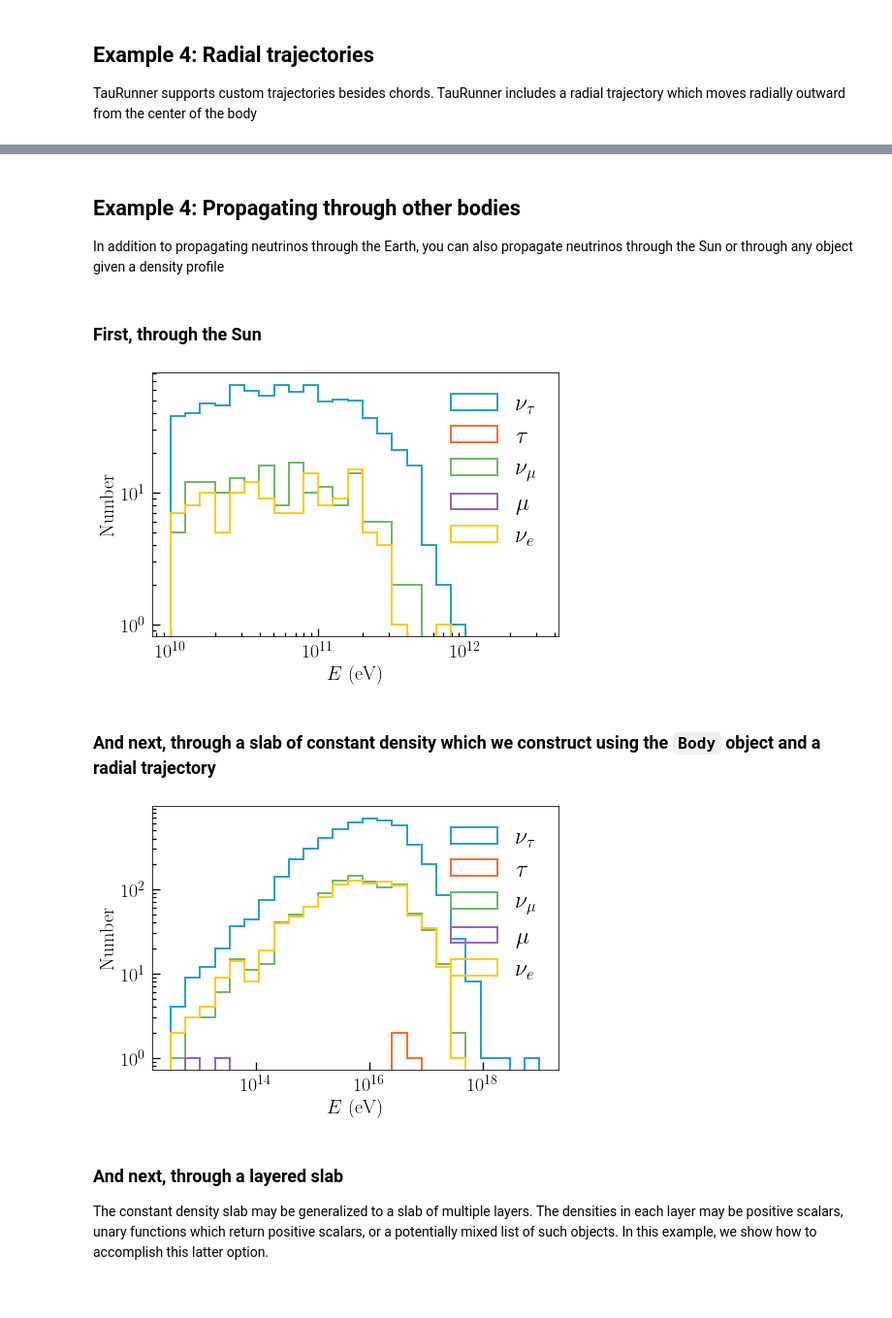
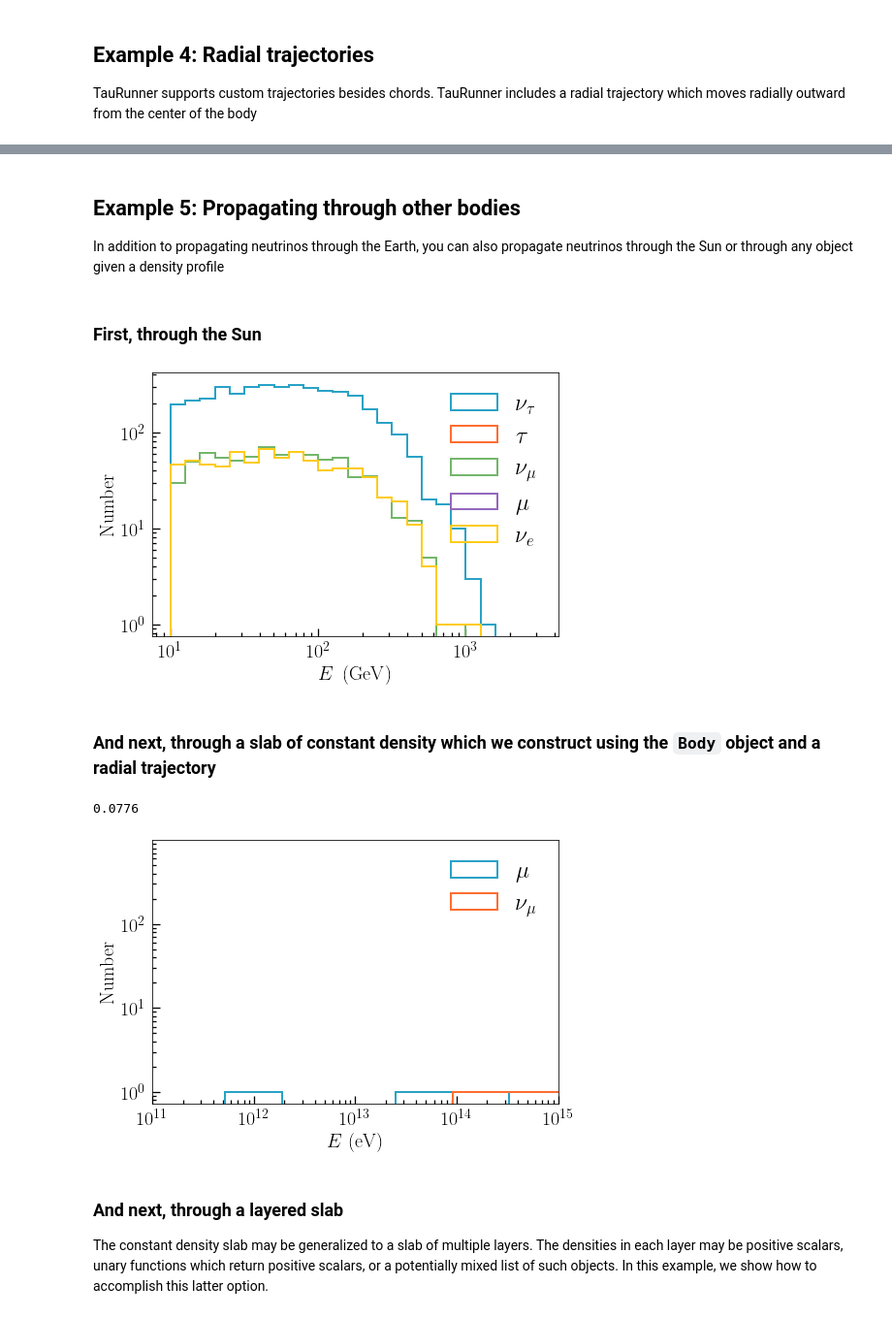
Before and after one commit to icecube/TauRunner, a Jupyter notebook: examples/TauRunner_examples.ipynb, the cells around one changed output, grey strips where cells are left out. Shown at 97% size. Cells and saved outputs as stored; diff of their text form; code cells hidden in the pictures.

Commit message:
Update samples to match paper. All examples run !

```diff
--- a/examples/TauRunner_examples.ipynb
+++ b/examples/TauRunner_examples.ipynb
@@ -315,7 +302,7 @@ from taurunner.cross_sections import CrossSections
 from taurunner.utils import make_propagator, make_initial_e
 
 nevents  = 5000
-eini     = 1e10
+eini     = 1e19
 pid      = 16
 xs_model = "CSMS"
 
@@ -366,5 +353,5 @@ plt.show()
 # %% [markdown]
-## Example 4: Propagating through other bodies
+## Example 5: Propagating through other bodies
 
 In addition to propagating neutrinos through the Earth, you can also propagate neutrinos through the Sun or through any object given a density profile
 # %%
@@ -377,10 +364,10 @@ import numpy as np
 from taurunner.main import run_MC
 from taurunner.body import construct_sun
 from taurunner.cross_sections import CrossSections
-from taurunner.utils import make_propagator, make_initial_e, make_initial_thetas
+from taurunner.utils import make_propagator, make_initial_e, make_initial_thetas, units
 
-nevents     = 1000
-eini        = 1e4 # the sun is opaque at high energies
+nevents     = 5000
+eini        = 1e13 # the sun is opaque at high energies
 theta       = 10.0
 pid         = 16
 xs_model    = "dipole"
@@ -405,7 +392,7 @@ output = run_MC(energies,
 import matplotlib.pyplot as plt
 plt.style.use('../paper.mplstyle')
 
-bins  = np.logspace(10, 12.5, 26)
+bins  = np.logspace(1, 3.5, 26)
 zeros = output['Eout']==0.
 
 pid_names = {
@@ -421,16 +408,16 @@ pid_names = {
 for pid in reversed(range(12,17)):
     particle_msk = np.logical_and(np.abs(output['PDG_Encoding'])==pid, ~zeros)
     name = pid_names[pid]
-    plt.hist(output['Eout'][particle_msk], bins=bins, label=name,
+    plt.hist(output['Eout'][particle_msk]/units.GeV, bins=bins, label=name,
             lw=2., histtype='step')
 
 plt.legend(frameon=False, loc=1)
 plt.loglog()
-plt.xlabel(r'$E$ (eV)')
+plt.xlabel(r'$E~\left(\rm{GeV}\right)$')
 plt.ylabel('Number')
 plt.show()
 # %% [output]
-[figure, old version]
+[figure, new version]
 # %% [markdown]
 ### And next, through a slab of constant density which we construct using the `Body` object and a radial trajectory
 # %%
@@ -442,9 +429,9 @@ from taurunner.cross_sections import CrossSections
 from taurunner.utils import make_propagator, make_initial_e, make_initial_thetas
 
 nevents  = 5000
-eini     = 1e10
+eini     = 1e17
 theta    = 0
-pid      = 16
+pid      = 14
 xs_model = "CSMS"
 
 # Make body with density 3.14 g/cm^3 and radius 1000 km
@@ -455,44 +442,52 @@ energies = make_initial_e(nevents, eini)
 thetas   = make_initial_thetas(nevents, theta)
 
 tau_prop = make_propagator(pid, body)
-rand     = np.random.RandomState(seed=7)
+rand     = np.random.RandomState(seed=4)
 
 output   = run_MC(energies,
                   thetas,
                   body,
                   xs,
                   tau_prop,
-                  rand
+                  rand,
+                  flavor=pid
 )
+# %%
+m = output['PDG_Encoding']==14
+len(np.where(output[m]['Eout']==output[m]['Eini'])[0])/5000
+# %% [output]
+0.0776
 # %%
 import matplotlib.pyplot as plt
 plt.style.use('../paper.mplstyle')
 
-bins  = np.logspace(12.5, 19, 26)
+bins  = np.logspace(5, 19, 26)
 zeros = output['Eout']==0.
 
 pid_names = {
     11: 'r$e$',
     12: r'$\nu_{e}$',
     13: r'$\mu$',
     14: r'$\nu_{\mu}$',
     15: r'$\tau$',
     16: r'$\nu_{\tau}$'
 }
 
-for pid in reversed(range(12,17)):
-    particle_msk = np.logical_and(np.abs(output['PDG_Encoding'])==pid, ~zeros)
-    name = pid_names[pid]
+for pid in np.unique(output['PDG_Encoding']):
+    particle_msk = np.logical_and(output['PDG_Encoding']==pid, ~zeros)
+    name = pid_names[abs(pid)]
     plt.hist(output['Eout'][particle_msk], bins=bins, label=name,
             lw=2., histtype='step')
 
+plt.plot()
+plt.xlim(1e11,1e15)
 plt.legend(frameon=False, loc=1)
 plt.loglog()
 plt.xlabel(r'$E$ (eV)')
 plt.ylabel('Number')
 plt.show()
 # %% [output]
-[figure, old version]
+[figure, new version]
 # %% [markdown]
 ### And next, through a layered slab
 
```
Also changed, not shown: parts of 12 cells of this notebook.
